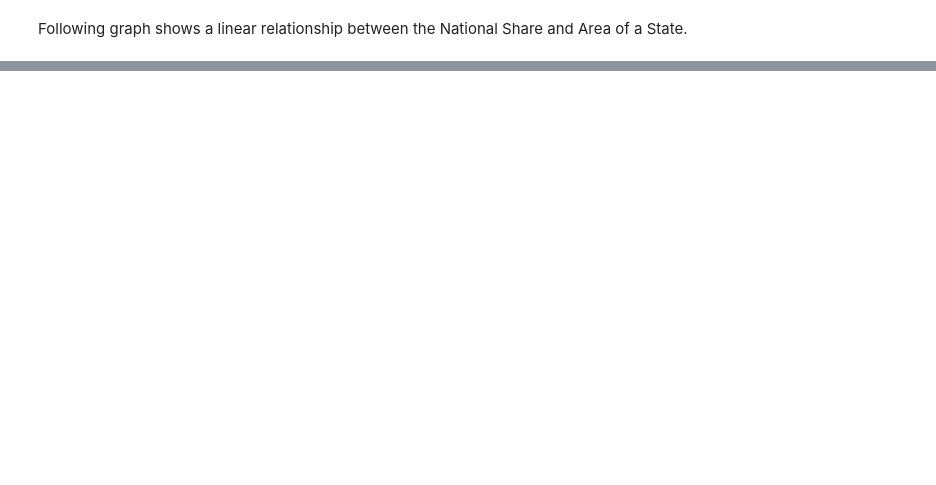
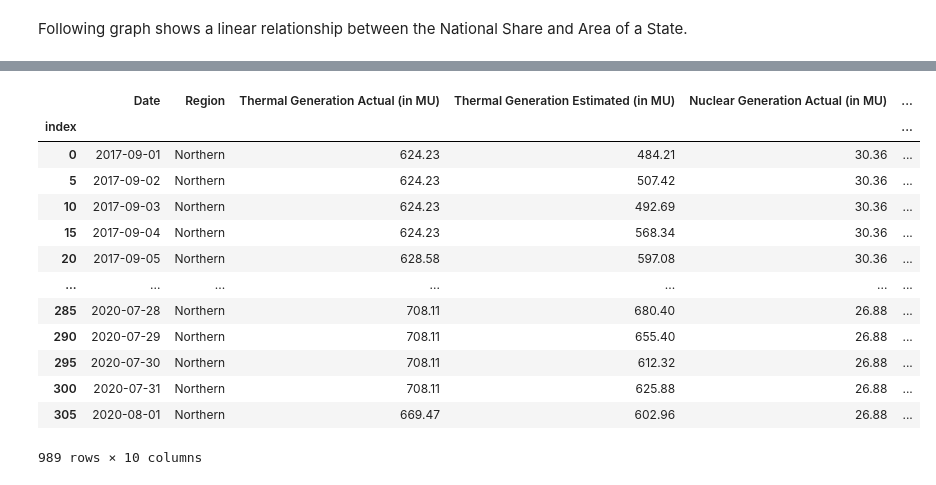
Before and after one commit to SheCodes-IEEE-CIS-GHRCE/Electricity-Generation-Analysis-and-Prediction-in-India, a Jupyter notebook: Elec-gen.ipynb, the cells around one changed output, grey strips where cells are left out. Drawn from its saved outputs; the diff is of its cells as text; code cells hidden in the pictures; blank space fills up the shorter version.

Commit message:
region wise data splitted

```diff
--- a/Elec-gen.ipynb
+++ b/Elec-gen.ipynb
@@ -375,0 +378,4 @@ plt.show()
+# %%
+# Mask for Northern Region
+mask_northern = power['Region'] == 'Northern'
+mask_northern
@@ -375,0 +396,19 @@ plt.show()
+# %%
+# Extract the Northern data into a dataframe
+df_Northern = power[mask_northern]
+df_Northern
+# %% [output]
+|  | Date | Region | Thermal Generation Actual (in MU) | Thermal Generation Estimated (in MU) | Nuclear Generation Actual (in MU) | ... |
+| index |  |  |  |  |  | ... |
+| 0 | 2017-09-01 | Northern | 624.23 | 484.21 | 30.36 | ... |
+| 5 | 2017-09-02 | Northern | 624.23 | 507.42 | 30.36 | ... |
+| 10 | 2017-09-03 | Northern | 624.23 | 492.69 | 30.36 | ... |
+| 15 | 2017-09-04 | Northern | 624.23 | 568.34 | 30.36 | ... |
+| 20 | 2017-09-05 | Northern | 628.58 | 597.08 | 30.36 | ... |
+| ... | ... | ... | ... | ... | ... | ... |
+| 285 | 2020-07-28 | Northern | 708.11 | 680.40 | 26.88 | ... |
+| 290 | 2020-07-29 | Northern | 708.11 | 655.40 | 26.88 | ... |
+| 295 | 2020-07-30 | Northern | 708.11 | 612.32 | 26.88 | ... |
+| 300 | 2020-07-31 | Northern | 708.11 | 625.88 | 26.88 | ... |
+| 305 | 2020-08-01 | Northern | 669.47 | 602.96 | 26.88 | ... |
+989 rows × 10 columns
```
Also changed, not shown: parts of 28 cells of this notebook.
